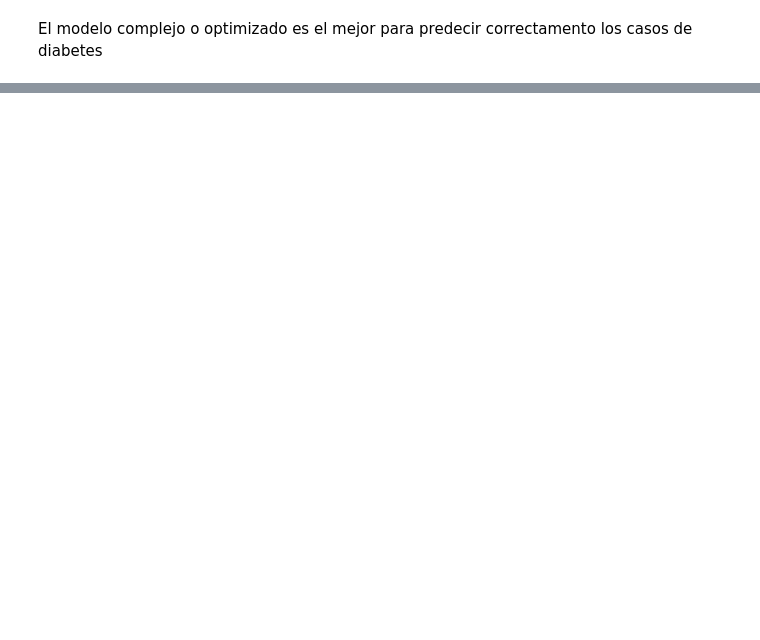
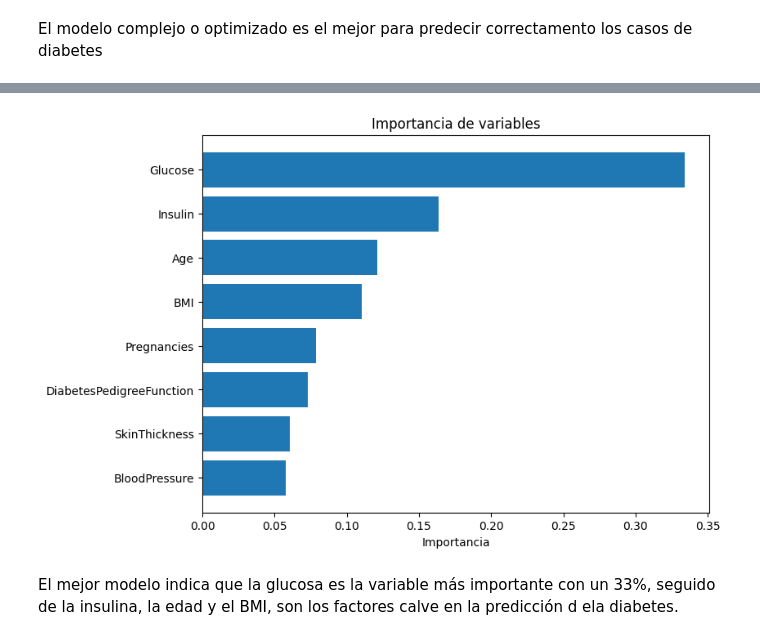
Before and after one commit to 4GeeksAcademy/esanchez_boosting1, a Jupyter notebook: src/explore.ipynb, the cells around one changed output, grey strips where cells are left out. Cells and saved outputs as stored; diff of their text form; code cells hidden in the pictures; blank space fills up the shorter version.

```diff
--- a/src/explore.ipynb
+++ b/src/explore.ipynb
@@ -346,0 +548,7 @@ El modelo complejo o optimizado es el mejor para predecir correctamento los caso
+# %%
+#observamos las importancias del mejor random forest
+importances = best_rf.feature_importances_
+features = X_train.columns
+feature_importances = {feat: imp for feat, imp in zip(features, importances)}
+feature_importances = dict(sorted(feature_importances.items(), key=lambda x: x[1], reverse=True))
+feature_importances
@@ -346,0 +564,12 @@ El modelo complejo o optimizado es el mejor para predecir correctamento los caso
+# %%
+#graficamos las importancias
+plt.figure(figsize=(8,6))
+plt.barh(list(feature_importances.keys()), list(feature_importances.values()))
+plt.gca().invert_yaxis()
+plt.xlabel('Importancia')
+plt.title('Importancia de variables')
+plt.show()
+# %% [output]
+[figure, added]
+# %% [markdown]
+El mejor modelo indica que la glucosa es la variable más importante con un 33%, seguido de la insulina, la edad y el BMI, son los factores calve en la predicción d ela diabetes.
```
Also changed, not shown: parts of 18 cells of this notebook.
